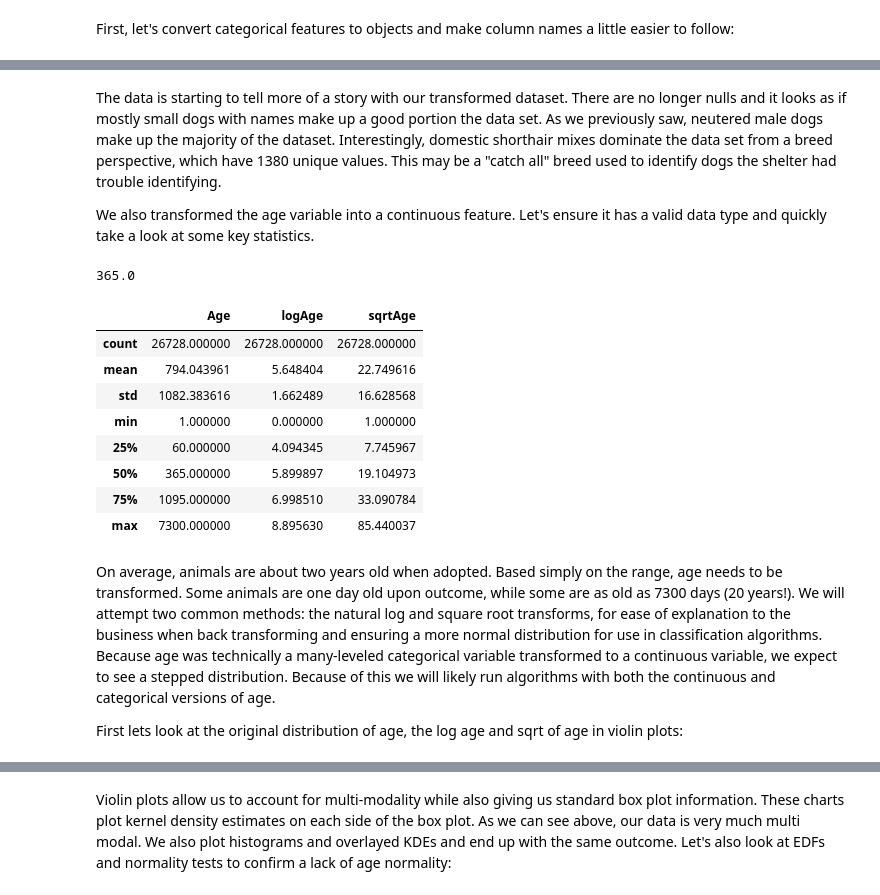
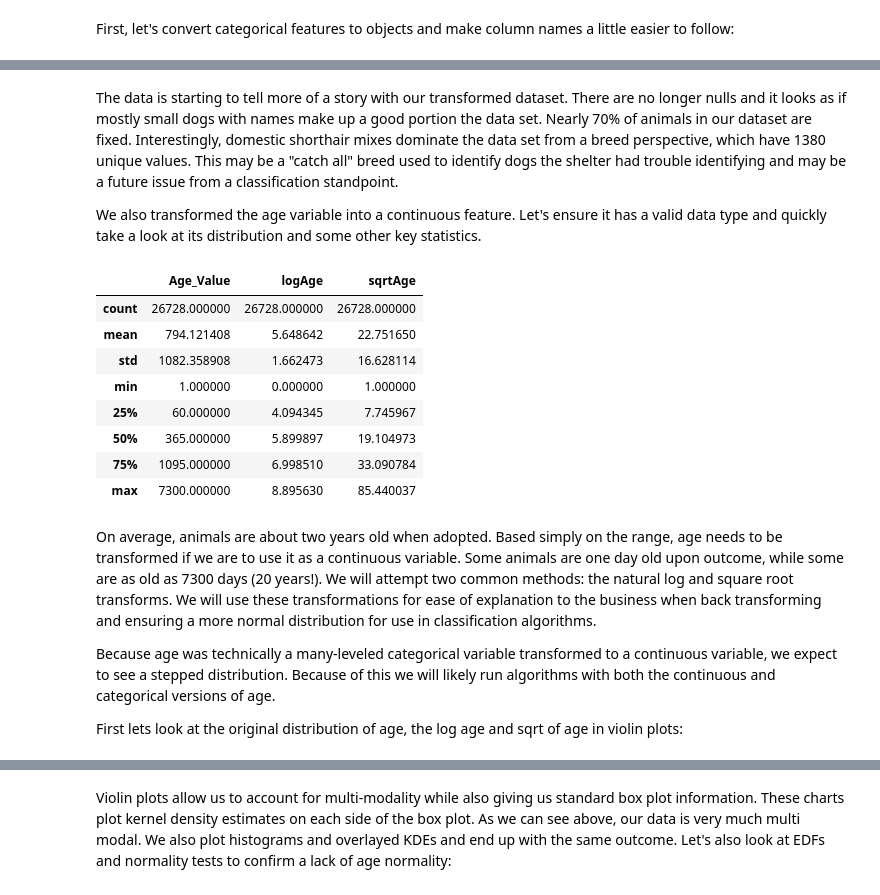
Before and after one commit to mg826/Data_Mining, a Jupyter notebook: Project1_Exploration_Visualization_Dreduce.ipynb, the cells around one changed output, grey strips where cells are left out. Cells and saved outputs as stored; diff of their text form; code cells hidden in the pictures.

```diff
--- a/Project1_Exploration_Visualization_Dreduce.ipynb
+++ b/Project1_Exploration_Visualization_Dreduce.ipynb
@@ -177,23 +175,20 @@ import re
 
 agg_breeds = ['Bull','Doberman','Rottweiler','Husky','German','Boxer','Malamute','Dane']
 
-df['aggBreed'] = [re.split('\W+',i) for i in df['Breed']]
+df['is_aggressive'] = [re.split('\W+',i) for i in df['Breed']]
 
-aggColumn = []
-for i in df['aggBreed'].values:
+for idx, i in enumerate(df['is_aggressive'].values):
     if len(agg_breeds) != len(set(agg_breeds).difference(i)):
-        aggColumn.append((1))
+        df.set_value(idx, 'is_aggressive', 1)
     else:
-        aggColumn.append(0)
-df['is_aggressive'] = aggColumn
-del df['aggBreed'] # clean up
+        df.set_value(idx, 'is_aggressive', 0)
 # %% [markdown]
 Let's also grab the primary color using same regex approach and reduce the number of categories in color
 # %%
 colorMap = {'exotic':['Agouti','Calico','Lynx','Tricolor','Tortie','Flame','Torbie'], # these are some odd colors...
-            'dark':['Black','Chocolate','Liver','Sable','Blue','Seal','Red'],
+            'dark':['Black','Chocolate','Liver','Sable','Seal','Red'],
             'neutral':['Gray','Silver','Tan','Buff','Brown','Fawn'],
-            'light':['Cream','Pink','White','Yellow','Lilac','Ruddy','Apricot','Orange','Gold']}
+            'light':['Cream','Blue','Pink','White','Yellow','Lilac','Ruddy','Apricot','Orange','Gold']}
 
 df['primary_color'] = [re.split('\W+',i)[0] for i in df['Color']]
 
@@ -211,19 +211,19 @@ df['size'] = np.where(df['AnimalType'].values == 'Cat', 'Small', df['size']) # s
 del df['BreedLU'] # drop the lookup vector
 # %%
 # Source: http://www.petinsurance.com/healthzone/pet-articles/pet-breeds/Top-10-Dog-Breeds.aspx
-TopDogBreeds = ['Boxer', 'Rottweiler', 'Poodle', 'Yorkshire Terrier',
+topBreeds = ['Boxer', 'Rottweiler', 'Poodle', 'Yorkshire Terrier',
                 'French Bulldog', 'Beagle', 'Bulldog',
                 'Golden Retriever', 'German Shepherd', 'Labrador Retriever']
 
-DogBreedTop = []
+topBreedList = []
 for i in df['Breed']:
     matched = False
-    for topBreed in TopDogBreeds:
+    for topBreed in topBreeds:
         if topBreed in i:
-            DogBreedTop.append(topBreed)
+            topBreedList.append(1)
             matched = True
             break
     if not matched:
-        DogBreedTop.append('Other')
+        topBreedList.append(0)
 
-df['DogBreedTop'] = DogBreedTop
+df['is_popular'] = topBreedList
@@ -236,9 +234,11 @@ del df['DateTime'], df['SexuponOutcome']
 # %% [markdown]
 First, let's convert categorical features to objects and make column names a little easier to follow:
 # %%
-df.columns = ['Name','Outcome','Type','Age','Breed','Color','Has_Name',
-              'Intact','Gender','Is_Aggressive','Primary_Color','Size', 'DogBreedTop']
-categ = ['Type','Breed','Intact','Gender','Is_Aggressive', 'Primary_Color', 'Size','Has_Name','Outcome','DogBreedTop']
+df.columns = ['Name','DateTime','Outcome','Type','SexuponOutcome','AgeuponOutcome','Breed','Color','Has_Name',
+              'Is_Intact','Gender','Age_Value','Is_Aggressive','Primary_Color','Size', 'Is_Popular']
+
+categ = ['Type','Breed','Is_Intact','Gender','Is_Aggressive', 'Primary_Color', 'Size','Has_Name',
+         'Outcome','Is_Popular']
 df[categ] = df[categ].astype(np.object)
 df[categ].describe()
 # %% [output]
@@ -250,26 +250,26 @@ df[categ].describe()
 # %% [markdown]
-The data is starting to tell more of a story with our transformed dataset. There are no longer nulls and it looks as if mostly small dogs with names make up a good portion the data set. As we previously saw, neutered male dogs make up the majority of the dataset. Interestingly, domestic shorthair mixes dominate the data set from a breed perspective, which have 1380 unique values. This may be a "catch all" breed used to identify dogs the shelter had trouble identifying.
+The data is starting to tell more of a story with our transformed dataset. There are no longer nulls and it looks as if mostly small dogs with names make up a good portion the data set. Nearly 70% of animals in our dataset are fixed. Interestingly, domestic shorthair mixes dominate the data set from a breed perspective, which have 1380 unique values. This may be a "catch all" breed used to identify dogs the shelter had trouble identifying and may be a future issue from a classification standpoint.
 
-We also transformed the age variable into a continuous feature. Let's ensure it has a valid data type and quickly take a look at some key statistics.
+We also transformed the age variable into a continuous feature. Let's ensure it has a valid data type and quickly take a look at its distribution and some other key statistics.
 # %%
-df['Age'] = df['Age'].astype(float)
-df['logAge'] = np.log(df['Age']).astype(float)
-df['sqrtAge'] = np.sqrt(df['Age']).astype(float)
-print df['Age'].median()
-df[['Age','logAge','sqrtAge']].describe()
+df['Age_Value'] = df['Age_Value'].astype(float)
+df['logAge'] = np.log(df['Age_Value']).astype(float)
+df['sqrtAge'] = np.sqrt(df['Age_Value']).astype(float)
+df[['Age_Value','logAge','sqrtAge']].describe()
 # %% [output]
-365.0
-|  | Age | logAge | sqrtAge |
+|  | Age_Value | logAge | sqrtAge |
 | count | 26728.000000 | 26728.000000 | 26728.000000 |
-| mean | 794.043961 | 5.648404 | 22.749616 |
-| std | 1082.383616 | 1.662489 | 16.628568 |
+| mean | 794.121408 | 5.648642 | 22.751650 |
+| std | 1082.358908 | 1.662473 | 16.628114 |
 | min | 1.000000 | 0.000000 | 1.000000 |
 | 25% | 60.000000 | 4.094345 | 7.745967 |
 | 50% | 365.000000 | 5.899897 | 19.104973 |
 | 75% | 1095.000000 | 6.998510 | 33.090784 |
 | max | 7300.000000 | 8.895630 | 85.440037 |
 # %% [markdown]
-On average, animals are about two years old when adopted. Based simply on the range, age needs to be transformed. Some animals are one day old upon outcome, while some are as old as 7300 days (20 years!). We will attempt two common methods: the natural log and square root transforms, for ease of explanation to the business when back transforming and ensuring a more normal distribution for use in classification algorithms. Because age was technically a many-leveled categorical variable transformed to a continuous variable, we expect to see a stepped distribution. Because of this we will likely run algorithms with both the continuous and categorical versions of age.
+On average, animals are about two years old when adopted. Based simply on the range, age needs to be transformed if we are to use it as a continuous variable. Some animals are one day old upon outcome, while some are as old as 7300 days (20 years!). We will attempt two common methods: the natural log and square root transforms. We will use these transformations for ease of explanation to the business when back transforming and ensuring a more normal distribution for use in classification algorithms.
+
+Because age was technically a many-leveled categorical variable transformed to a continuous variable, we expect to see a stepped distribution. Because of this we will likely run algorithms with both the continuous and categorical versions of age.
 
 First lets look at the original distribution of age, the log age and sqrt of age in violin plots:
 # %%
```
Also changed, not shown: parts of 27 cells of this notebook.
